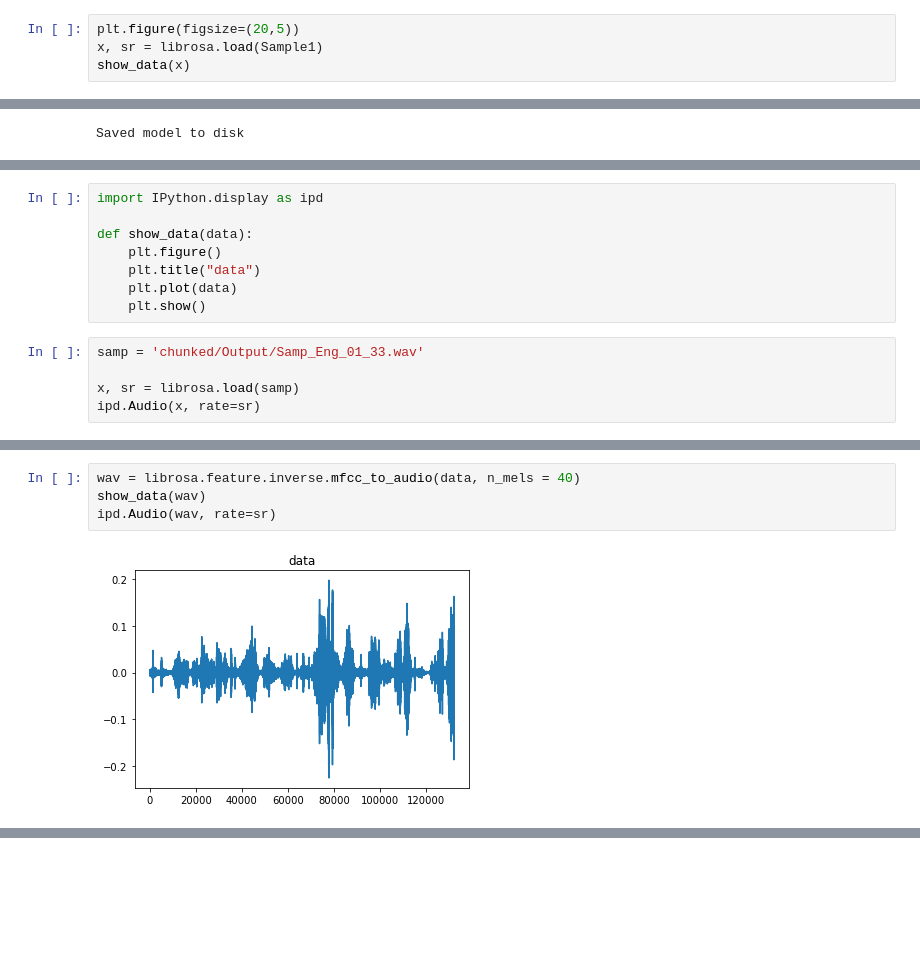
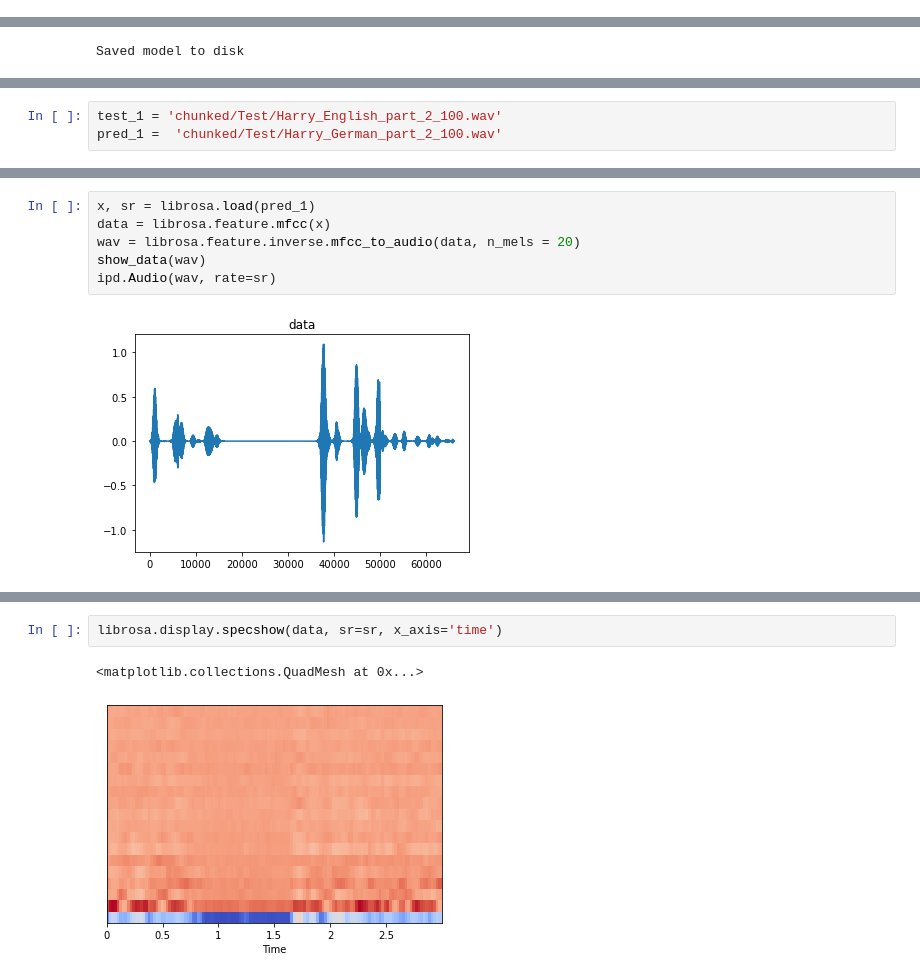
Before and after one commit to divyakumar95/Speech2Speech, a Jupyter notebook: DeepLearning_CA01.ipynb, the cells around one changed output, grey strips where cells are left out. Saved outputs shown, nothing was run; the diff lists cells and outputs as text; blank space fills up the shorter version.

```diff
--- a/DeepLearning_CA01.ipynb
+++ b/DeepLearning_CA01.ipynb
@@ -159,4 +174,0 @@ Intensity: -18.501079755514102
-# %%
-plt.figure(figsize=(20,5))
-x, sr = librosa.load(Sample1)
-show_data(x)
@@ -404,0 +407,3 @@ librosa.feature.inverse.mel_to_stft
+# %%
+test_1 = 'chunked/Test/Harry_English_part_2_100.wav'
+pred_1 =  'chunked/Test/Harry_German_part_2_100.wav'
@@ -452,13 +442,0 @@ librosa.display.specshow(mfccs, sr=sr, x_axis='time')
-# %%
-import IPython.display as ipd
-
-def show_data(data):
-    plt.figure()
-    plt.title("data")
-    plt.plot(data)
-    plt.show()
-# %%
-samp = 'chunked/Output/Samp_Eng_01_33.wav'
-
-x, sr = librosa.load(samp)
-ipd.Audio(x, rate=sr)
@@ -467,7 +454,14 @@ ipd.Audio(x, rate=sr)
 # %%
-wav = librosa.feature.inverse.mfcc_to_audio(data, n_mels = 40)
+x, sr = librosa.load(pred_1)
+data = librosa.feature.mfcc(x)
+wav = librosa.feature.inverse.mfcc_to_audio(data, n_mels = 20)
 show_data(wav)
 ipd.Audio(wav, rate=sr)
 # %% [output]
-[figure, old version]
+[figure, new version]
 [interactive output not drawn]
+# %%
+librosa.display.specshow(data, sr=sr, x_axis='time')
+# %% [output]
+<matplotlib.collections.QuadMesh at 0x...>
+[figure, added]
```
Also changed, not shown: parts of 47 cells of this notebook, 4 other files.
